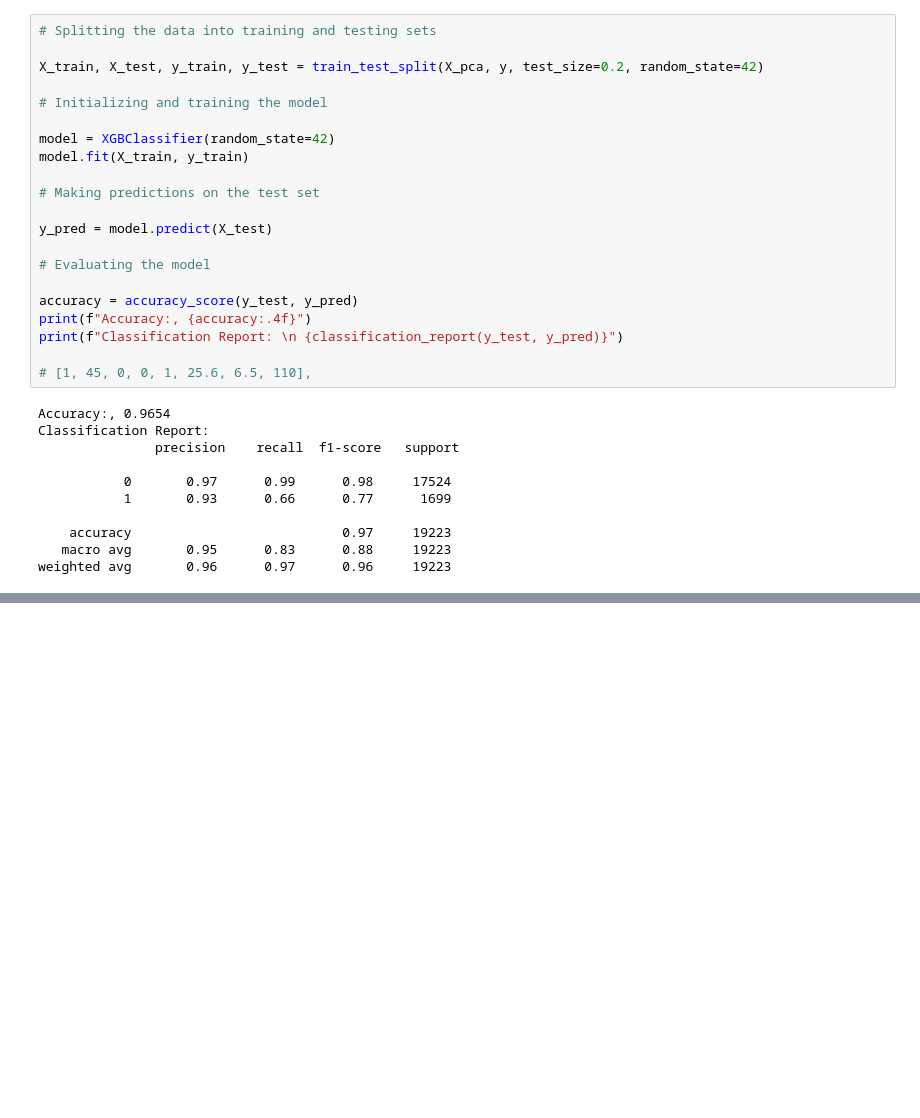
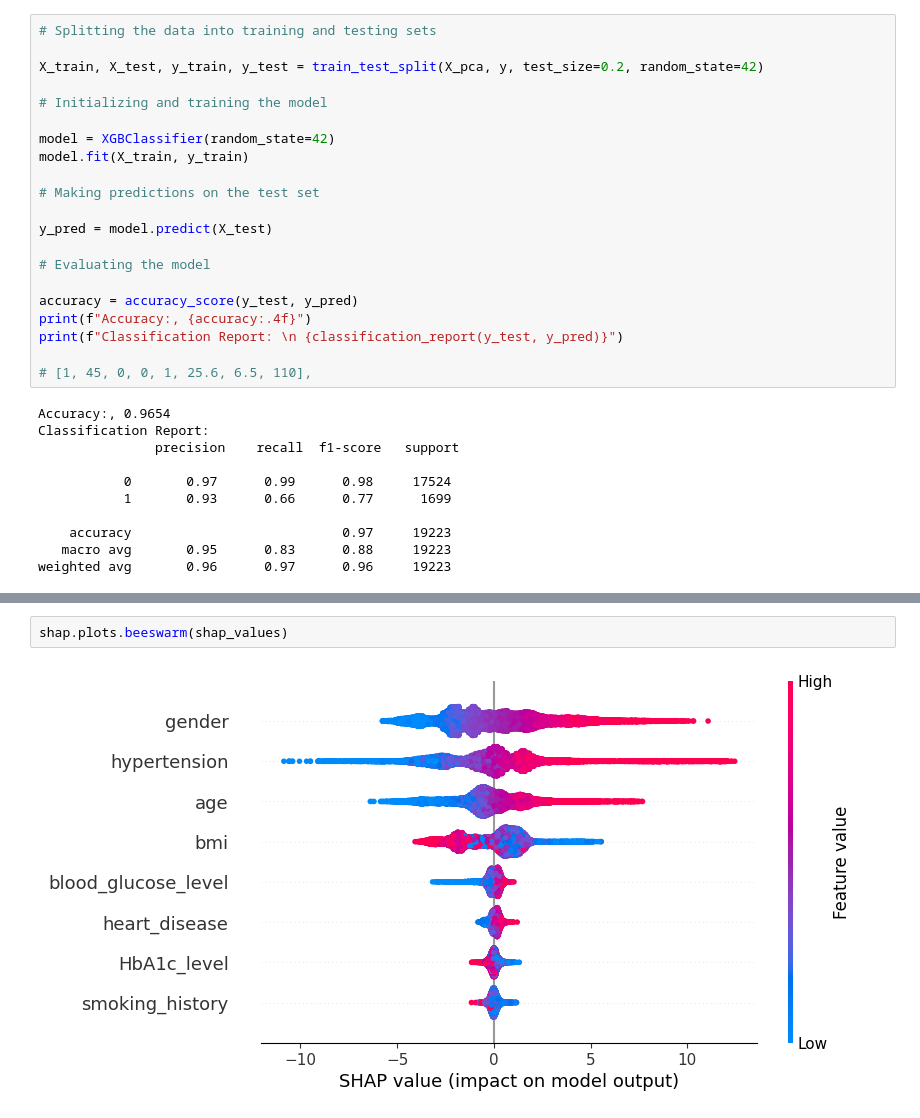
Before and after one commit to Prog-LucasAlves/ML_Cla_Flask, a Jupyter notebook: model/model.ipynb, the cells around one changed output, grey strips where cells are left out. Cells and saved outputs as stored; diff of their text form; blank space fills up the shorter version.

```diff
--- a/model/model.ipynb
+++ b/model/model.ipynb
@@ -213,0 +318,4 @@ weighted avg       0.96      0.97      0.96     19223
+# %%
+shap.plots.beeswarm(shap_values)
+# %% [output]
+[figure, added]
```
Also changed, not shown: parts of 16 cells of this notebook, 1 other file.
